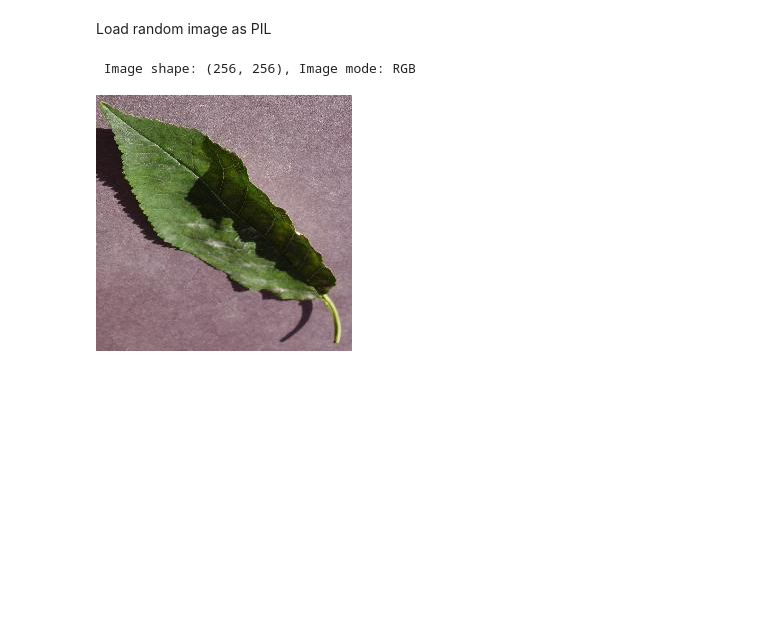
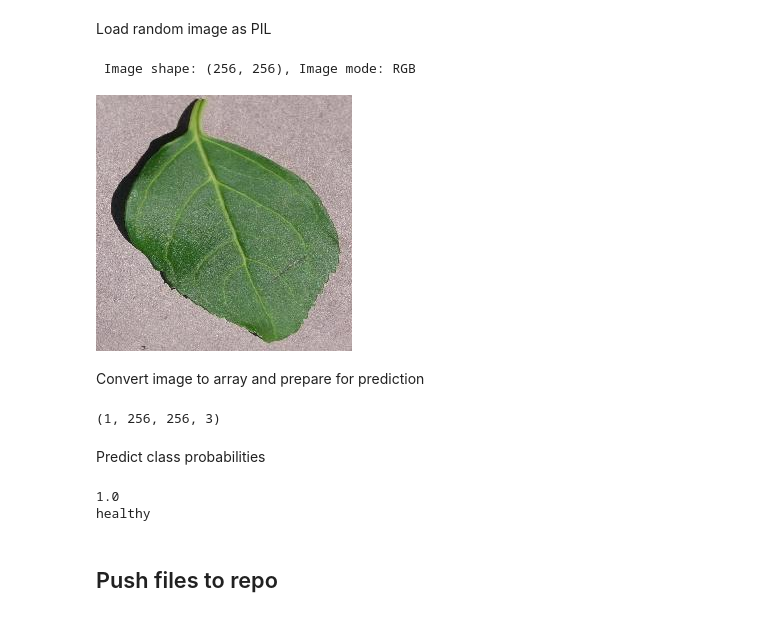
Before and after one commit to rockroman/mildew-detection-in-cherry-leaves, a Jupyter notebook: jupyter_notebooks/03 - Modelling and Evaluating.ipynb, the cells around one changed output. Saved outputs shown, nothing was run; the diff lists cells and outputs as text; code cells hidden in the pictures; blank space fills up the shorter version.

Commit message:
Fit the model , train it and store the results

```diff
--- a/jupyter_notebooks/03 - Modelling and Evaluating.ipynb
+++ b/jupyter_notebooks/03 - Modelling and Evaluating.ipynb
@@ -418,14 +425,38 @@ Load random image as PIL
 # %%
 from tensorflow.keras.preprocessing import image
 
 pointer = 66
-label = labels[1] # we are choosing here weather infected or non-infected leaf
+label = labels[0] # we are choosing here weather infected or non-infected leaf
 
 pil_image = image.load_img(test_path + '/'+ label + '/'+ os.listdir(test_path+'/' + label)[pointer],
                             target_size= image_shape, color_mode='rgb')
 
 print(f" Image shape: {pil_image.size}, Image mode: {pil_image.mode}")
 pil_image
 # %% [output]
  Image shape: (256, 256), Image mode: RGB
-[figure, old version]
+[figure, new version]
+# %% [markdown]
+Convert image to array and prepare for prediction
+# %%
+my_image = image.img_to_array(pil_image)
+my_image = np.expand_dims(my_image,axis=0)
+print(my_image.shape)
+# %% [output]
+(1, 256, 256, 3)
+# %% [markdown]
+Predict class probabilities
+# %%
+pred_proba = model.predict(my_image)[0,0]
+
+target_map = {v: k for k,v in train_set.class_indices.items()}
+pred_class = target_map[pred_proba > 0.5]
+
+if pred_class == target_map[0]: pred_proba = 1 - pred_proba
+print(pred_proba)
+print(pred_class)
+# %% [output]
+1.0
+healthy
+# %% [markdown]
+## Push files to repo
```
Also changed, not shown: parts of 13 cells of this notebook, 1 other file.
